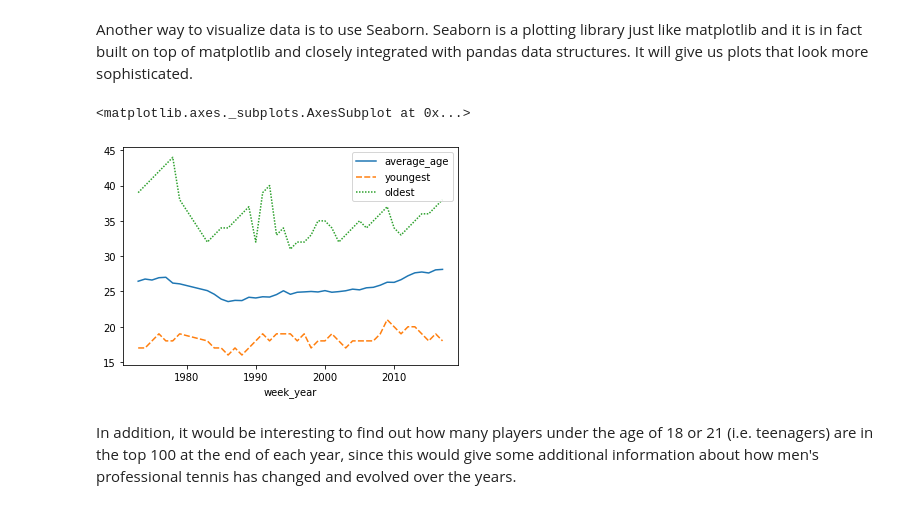
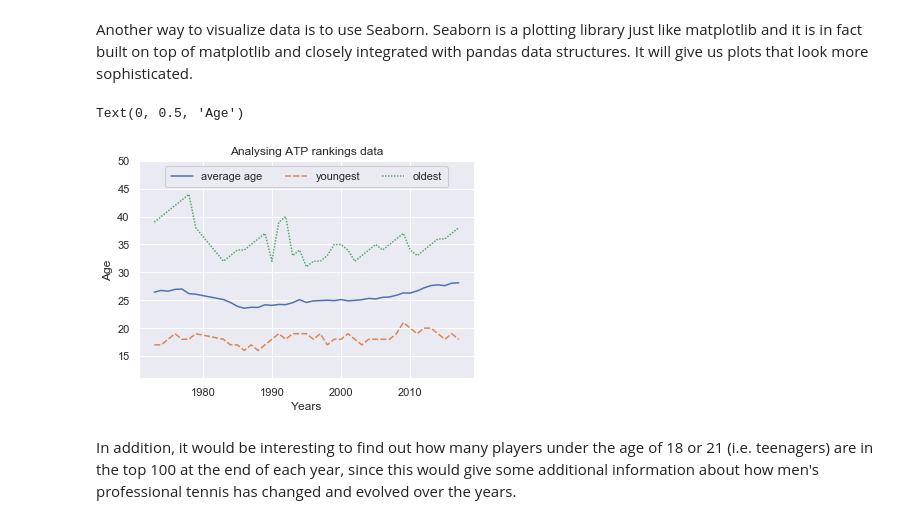
Before and after one commit to tuule/atp-rankings-stats, a Jupyter notebook: atp-rankings-stats.ipynb, the cells around one changed output. Drawn from its saved outputs; the diff is of its cells as text; code cells hidden in the pictures.

```diff
--- a/atp-rankings-stats.ipynb
+++ b/atp-rankings-stats.ipynb
@@ -253,10 +269,16 @@ Text(0, 0.5, 'Age')
 ## Other possibilities
 # %% [markdown]
 Another way to visualize data is to use Seaborn. Seaborn is a plotting library just like matplotlib and it is in fact built on top of matplotlib and closely integrated with pandas data structures. It will give us plots that look more sophisticated.
-# %%
-sns.lineplot(data=clean_data)
-# %% [output]
-<matplotlib.axes._subplots.AxesSubplot at 0x...>
-[figure, removed]
+# %%
+sns.set(style="darkgrid")
+sns.lineplot(data=clean_data)
+plt.ylim([11,50])
+plt.legend(['average age','youngest','oldest'], fancybox=True, framealpha=1, borderpad=0.5, loc='upper center',ncol=3)
+plt.title('Analysing ATP rankings data')
+plt.xlabel('Years')
+plt.ylabel('Age')
+# %% [output]
+Text(0, 0.5, 'Age')
+[figure, added]
 # %% [markdown]
 In addition, it would be interesting to find out how many players under the age of 18 or 21 (i.e. teenagers) are in the top 100 at the end of each year, since this would give some additional information about how men's professional tennis has changed and evolved over the years.
```
Also changed, not shown: parts of 5 cells of this notebook.
